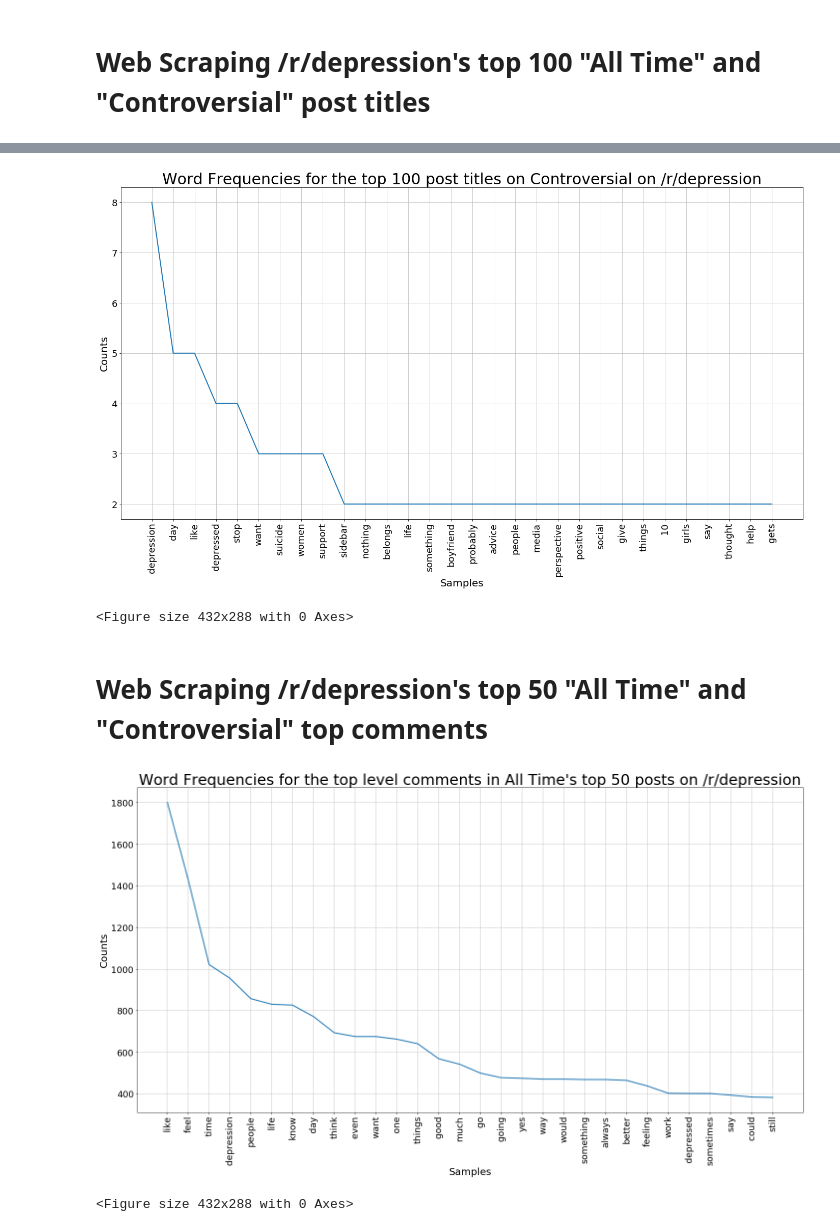
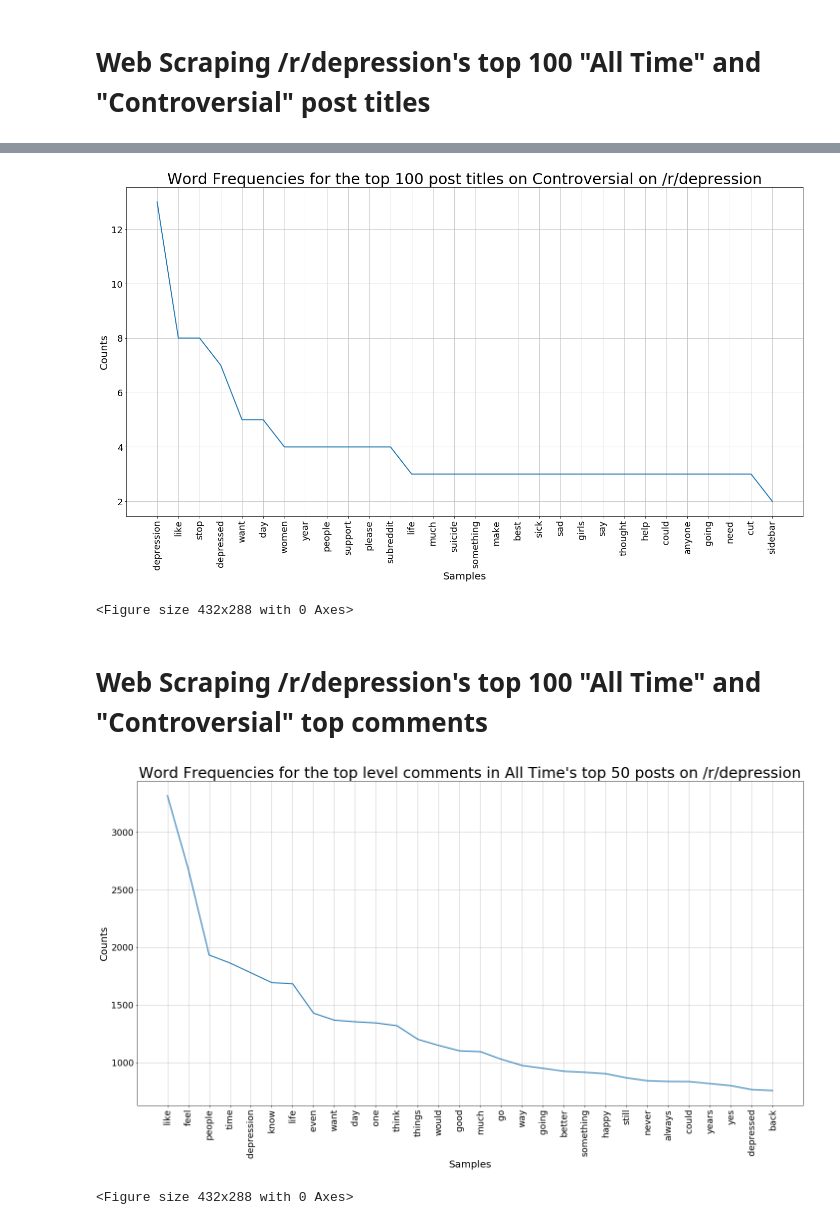
Before and after one commit to andy-alba/Analyzing-Mental-Health-in-America, a Jupyter notebook: AndyG_Analysis.ipynb, the cells around one changed output, grey strips where cells are left out. Cells and saved outputs as stored; diff of their text form; code cells hidden in the pictures.

Commit message:
updated plots from 50 posts to 100 posts

```diff
--- a/AndyG_Analysis.ipynb
+++ b/AndyG_Analysis.ipynb
@@ -46,10 +46,10 @@ all_time_titles = []
 controversial_titles = []
 
 # appends the titles of the first 100 posts to a list
-for submission in subreddit.top(limit=50):
+for submission in subreddit.top(limit=100):
     all_time_titles.append(submission.title)
 
-for submission in subreddit.controversial(limit=50):
+for submission in subreddit.controversial(limit=100):
     controversial_titles.append(submission.title)
 # %%
 # converting to lowercase
@@ -107,10 +107,10 @@ plt.ylabel('ylabel', size = 20)
 fig = fdist_controversial.plot(30,cumulative=False)
 plt.savefig('WordFrequencyControversial.png')
 # %% [output]
-[figure, old version]
+[figure, new version]
 <Figure size 432x288 with 0 Axes>
 # %% [markdown]
-# Web Scraping /r/depression's top 50 "All Time" and "Controversial" top comments
+# Web Scraping /r/depression's top 100 "All Time" and "Controversial" top comments
 # %%
 # list of IDs
 all_time_id = []
@@ -120,10 +120,10 @@ controversial_id = []
 all_time_top_comments = []
 controversial_top_comments = []
 
-# appends the titles of the first 50 all time and controversial posts to a list
-for submission in subreddit.top(limit=50):
+# appends the titles of the first 100 all time and controversial posts to a list
+for submission in subreddit.top(limit=100):
     all_time_id.append(submission.id)
 
-for submission in subreddit.controversial(limit=50):
+for submission in subreddit.controversial(limit=100):
     controversial_id.append(submission.id)
 # %%
@@ -174,17 +174,17 @@ for w in tokenized_controversial_top_comments:
 # %%
 # Setting up a frequency distribution plot to get an idea of the most common words
 plt.figure(figsize = (24, 12))
 fdist_all_time = FreqDist(filtered_all_time_top_comments)
 fdist_all_time.most_common(2)
-plt.title("Word Frequencies for the top level comments in All Time's top 50 posts on /r/depression", fontsize = 30)
+plt.title("Word Frequencies for the top level comments in All Time's top 100 posts on /r/depression", fontsize = 30)
 plt.xticks(size = 18)
 plt.xlabel('xlabel', size = 20)
 plt.yticks(size = 18)
 plt.ylabel('ylabel', size = 20)
 fdist_all_time.plot(30,cumulative=False)
 plt.savefig('WordFrequencyTop.png')
 # %% [output]
-[figure, old version]
+[figure, new version]
 <Figure size 432x288 with 0 Axes>
 # %%
 # Setting up a frequency distribution plot to get an idea of the most common words
```
Also changed, not shown: parts of 4 cells of this notebook.
